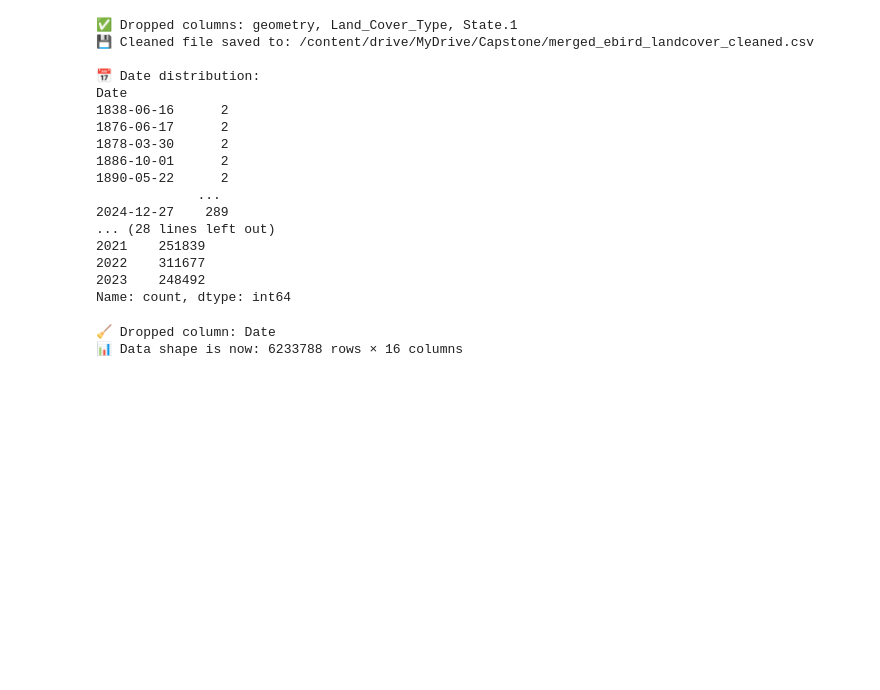
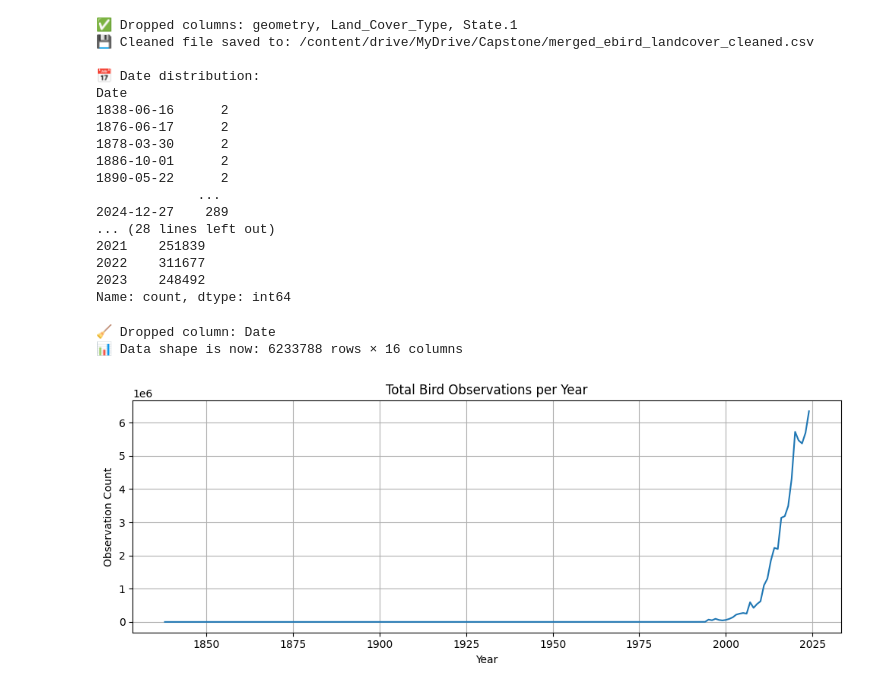
Before and after one commit to Fdogbe1/Capstone, a Jupyter notebook: CapstoneM3.ipynb, the cells around one changed output. Drawn from its saved outputs; the diff is of its cells as text; code cells hidden in the pictures; blank space fills up the shorter version.

```diff
--- a/CapstoneM3.ipynb
+++ b/CapstoneM3.ipynb
@@ -2793,3 +2793,83 @@ print(f"📊 Data shape is now: {df.shape[0]} rows × {df.shape[1]} columns")
 # %% [output]
 🧹 Dropped column: Date
 📊 Data shape is now: 6233788 rows × 16 columns
+# %%
+import pandas as pd
+import numpy as np
+import matplotlib.pyplot as plt
+import seaborn as sns
+import geopandas as gpd
+
+# Load dataset
+file_path = "/content/drive/MyDrive/Capstone/merged_ebird_landcover.csv"
+df = pd.read_csv(file_path)
+# Ensure observation count is numeric
+df['OBSERVATION COUNT'] = pd.to_numeric(df['OBSERVATION COUNT'], errors='coerce')
+
+
+# Convert Date column
+if 'Date' in df.columns:
+    df['Date'] = pd.to_datetime(df['Date'], errors='coerce')
+    df = df.dropna(subset=['Date'])  # Drop rows where Date couldn't be parsed
+
+
+df['OBSERVATION COUNT'] = pd.to_numeric(df['OBSERVATION COUNT'], errors='coerce')
+df = df.dropna(subset=['Date'])
+
+
+
+# ========== 1. Temporal Trends ==========
+plt.figure(figsize=(10, 4))
+df.groupby(df['Date'].dt.year)['OBSERVATION COUNT'].sum().plot()
+plt.title("Total Bird Observations per Year")
+plt.xlabel("Year")
+plt.ylabel("Observation Count")
+plt.grid(True)
+plt.tight_layout()
+plt.show()
+
+# ========== 2. Bird Observations by State ==========
+plt.figure(figsize=(12, 6))
+state_counts = df.groupby('State')['OBSERVATION COUNT'].sum().reset_index()
+sns.barplot(data=state_counts, x='State', y='OBSERVATION COUNT')
+plt.xticks(rotation=45)
+plt.title("Bird Observations by State")
+plt.tight_layout()
+plt.show()
+
+# ========== 3. Bird Observations by Land Cover ==========
+plt.figure(figsize=(14, 6))
+sns.boxplot(data=df, x="Land_Cover_Description", y="OBSERVATION COUNT")
+plt.xticks(rotation=90)
+plt.title("Observation Count Across Land Cover Types")
+plt.tight_layout()
+plt.show()
+
+# ========== 4. Bird Observations vs. Climate Variables ==========
+plt.figure(figsize=(10, 6))
+sns.scatterplot(data=df, x="TMAX", y="OBSERVATION COUNT", hue="Land_Cover_Description", alpha=0.6)
+plt.title("Observations vs. Max Temperature by Land Cover")
+plt.tight_layout()
+plt.show()
+
+plt.figure(figsize=(10, 6))
+sns.scatterplot(data=df, x="PRCP", y="OBSERVATION COUNT", hue="State", alpha=0.6)
+plt.title("Observations vs. Precipitation by State")
+plt.tight_layout()
+plt.show()
+
+# ========== 5. Multivariate: Pair Plot ==========
+selected_cols = ["OBSERVATION COUNT", "TMAX", "TMIN", "PRCP"]
+sns.pairplot(df[selected_cols].dropna(), kind="scatter")
+plt.suptitle("Multivariate Relationships", y=1.02)
+plt.show()
+
+# ========== 6. Correlation Heatmap ==========
+plt.figure(figsize=(8, 6))
+corr = df[selected_cols].corr()
+sns.heatmap(corr, annot=True, cmap="coolwarm", fmt=".2f")
+plt.title("Correlation Between Climate and Observations")
+plt.tight_layout()
+plt.show()
+# %% [output]
+[figure, added]
```
Also changed, not shown: parts of 3 cells of this notebook.
